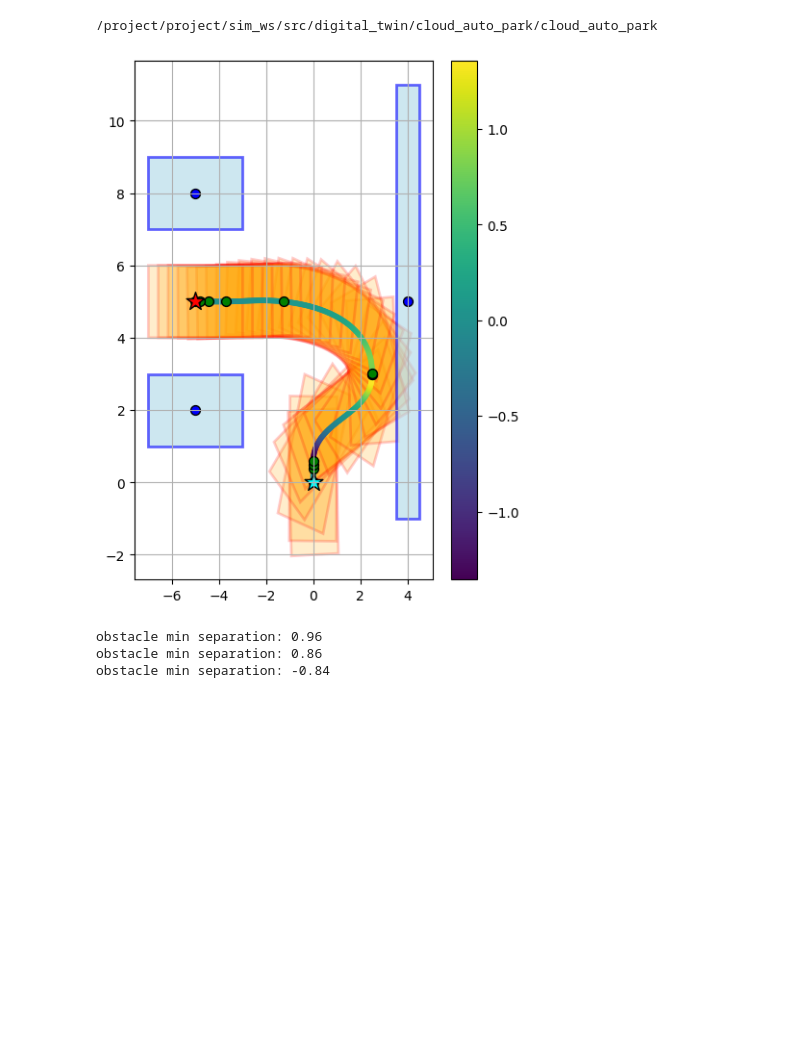
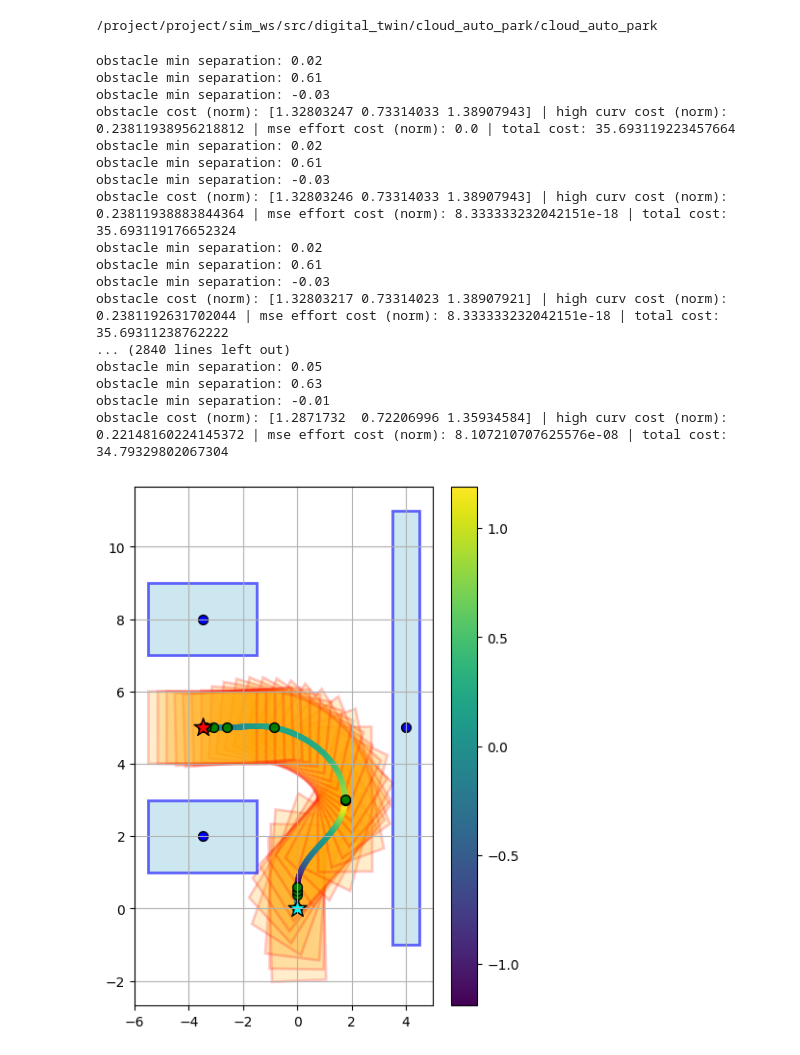
Before and after one commit to SamKhzym/cloud-auto-park, a Jupyter notebook: sim_ws/src/digital_twin/cloud_auto_park/analysis/planning.ipynb, the cells around one changed output. Cells and saved outputs as stored; diff of their text form; code cells hidden in the pictures; blank space fills up the shorter version.

Commit message:
optimizer implemented for b spline planner, looks like it works ok!

```diff
--- a/sim_ws/src/digital_twin/cloud_auto_park/analysis/planning.ipynb
+++ b/sim_ws/src/digital_twin/cloud_auto_park/analysis/planning.ipynb
@@ -13,20 +13,35 @@ from trajectory_utils import *
 /project/project/sim_ws/src/digital_twin/cloud_auto_park/cloud_auto_park
 # %%
 x_sep = 2.0
-y_sep = 5.0
+y_sep = 3.5
 obb_1 = OrientedBoundingBox(x_sep, y_sep, 4.0, 2.0, math.pi/2)
 obb_2 = OrientedBoundingBox(x_sep + 6.0, y_sep, 4.0, 2.0, math.pi/2)
 wall = OrientedBoundingBox(5.0, -4.0, 12.0, 1.0, 0.0)
+obstacles = [obb_1, obb_2, wall]
+# obstacles = [obb_1, obb_2]
 desired_pose = OrientedBoundingBox(x_sep + 3.0, y_sep, 4.0, 2.0, math.pi/2)
 # %%
-# first pass trajectory (need more control points to allow for more flexibility in optimization problem)
-plot_desired_path(desired_pose, [obb_1, obb_2, wall], num_intermediate_ego=30)
+traj_optimizer = TrajectoryOptimizer(method='BFGS')
+traj_optimizer.generate_optimal_trajectory(desired_pose, obstacles)
 # %% [output]
-[figure, removed]
+obstacle min separation: 0.02
+obstacle min separation: 0.61
+obstacle min separation: -0.03
+obstacle cost (norm): [1.32803247 0.73314033 1.38907943] | high curv cost (norm): 0.23811938956218812 | mse effort cost (norm): 0.0 | total cost: 35.693119223457664
+obstacle min separation: 0.02
+obstacle min separation: 0.61
+obstacle min separation: -0.03
+obstacle cost (norm): [1.32803246 0.73314033 1.38907943] | high curv cost (norm): 0.23811938883844364 | mse effort cost (norm): 8.333333232042151e-18 | total cost: 35.693119176652324
+obstacle min separation: 0.02
+obstacle min separation: 0.61
+obstacle min separation: -0.03
+obstacle cost (norm): [1.32803217 0.73314023 1.38907921] | high curv cost (norm): 0.2381192631702044 | mse effort cost (norm): 8.333333232042151e-18 | total cost: 35.69311238762222
+... (2840 lines left out)
+obstacle min separation: 0.05
+obstacle min separation: 0.63
+obstacle min separation: -0.01
+obstacle cost (norm): [1.2871732  0.72206996 1.35934584] | high curv cost (norm): 0.22148160224145372 | mse effort cost (norm): 8.107210707625576e-08 | total cost: 34.79329802067304
 # %%
-path, headings, curvatures = generate_desired_path(desired_pose)
-get_traj_cost(path, headings, curvatures, [obb_1, obb_2, wall], desired_pose)
+plot_desired_path(traj_optimizer.initial_traj, obstacles, num_intermediate_ego=30)
 # %% [output]
-obstacle min separation: 0.96
-obstacle min separation: 0.86
-obstacle min separation: -0.84
+[figure, added]
```
Also changed, not shown: parts of 1 cell of this notebook, 1 other file.
